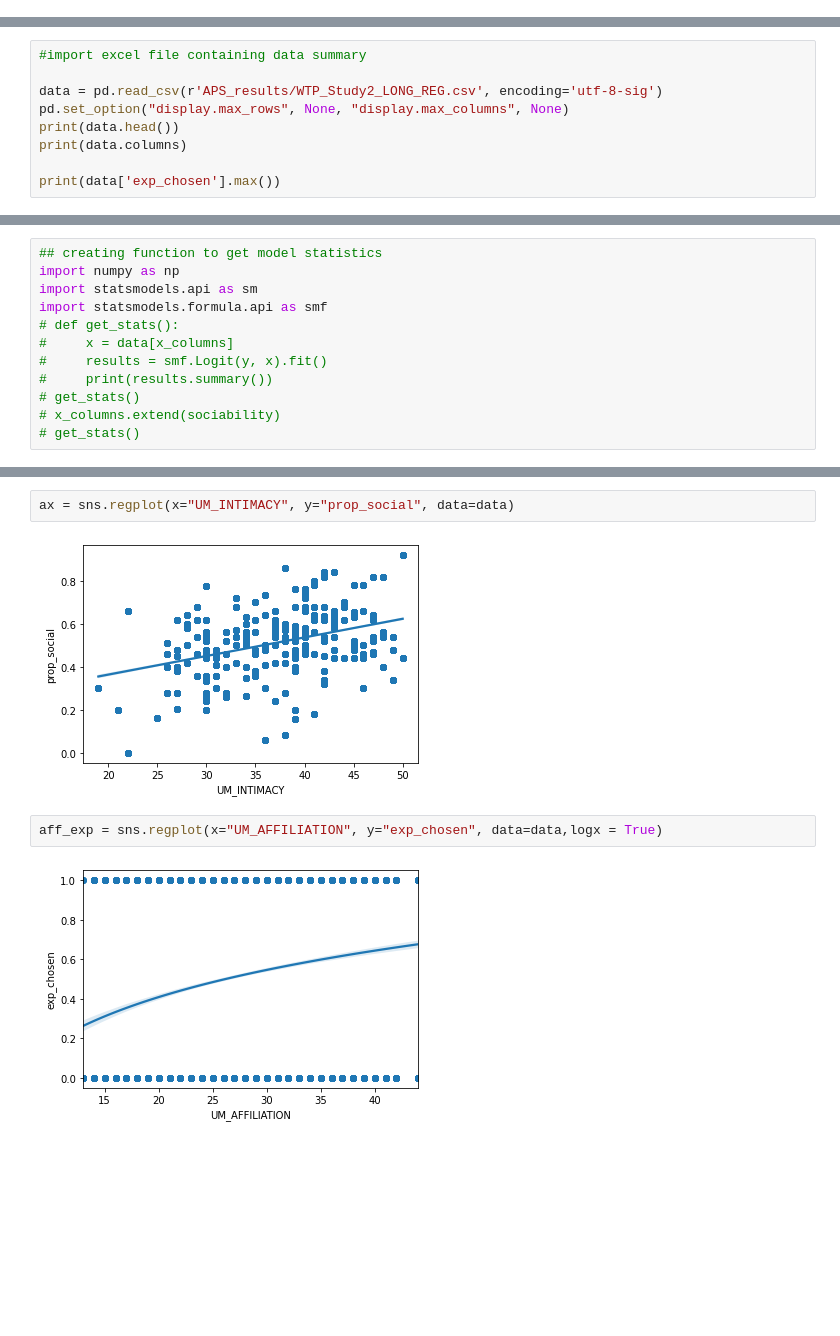
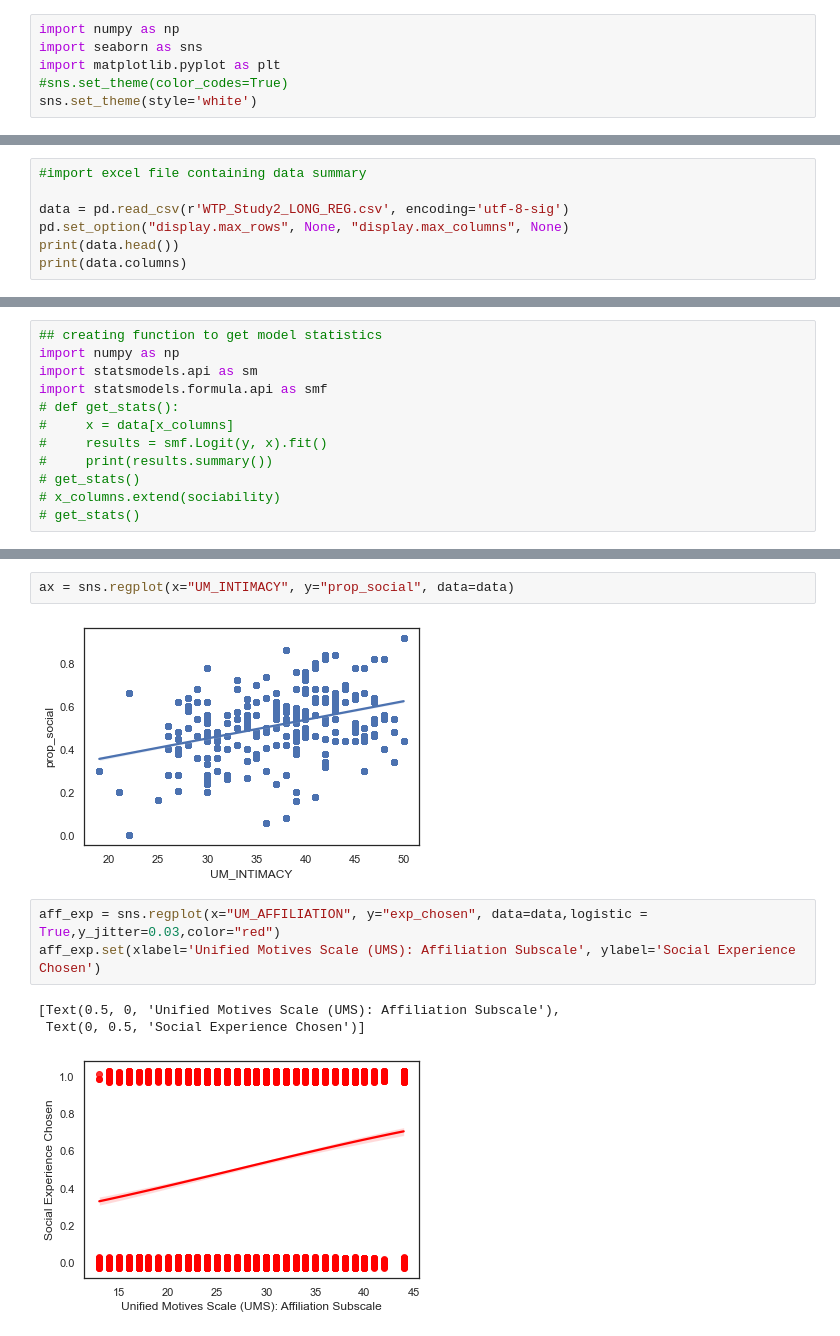
Before and after one commit to fareri-lab/WTP_CardTask, a Jupyter notebook: APS/WTP_HLM.ipynb, the cells around one changed output, grey strips where cells are left out. Saved outputs shown, nothing was run; the diff lists cells and outputs as text; blank space fills up the shorter version.

```diff
--- a/APS/WTP_HLM.ipynb
+++ b/APS/WTP_HLM.ipynb
@@ -14,4 +14,10 @@ import scipy.stats as stats
 from scipy.stats import t, pearsonr, sem
 import seaborn as sns
 from statistics import mean, stdev
+# %%
+import numpy as np
+import seaborn as sns
+import matplotlib.pyplot as plt
+#sns.set_theme(color_codes=True)
+sns.set_theme(style='white')
 # %%
@@ -47,12 +35,10 @@ from matplotlib.patches import Patch
 # %%
 #import excel file containing data summary
 
-data = pd.read_csv(r'APS_results/WTP_Study2_LONG_REG.csv', encoding='utf-8-sig')
+data = pd.read_csv(r'WTP_Study2_LONG_REG.csv', encoding='utf-8-sig')
 pd.set_option("display.max_rows", None, "display.max_columns", None)
 print(data.head())
 print(data.columns)
-
-print(data['exp_chosen'].max())
 # %% [output]
                       subid  balanced  subtrial  social_money  \
 0  56259489ed6e5a0005c80fde         1         1          0.05
@@ -339,9 +385,12 @@ ax = sns.regplot(x="UM_AFFILIATION", y="prop_social", data=data)
 # %%
 ax = sns.regplot(x="UM_INTIMACY", y="prop_social", data=data)
 # %% [output]
-[figure, old version]
+[figure, new version]
 # %%
-aff_exp = sns.regplot(x="UM_AFFILIATION", y="exp_chosen", data=data,logx = True)
+aff_exp = sns.regplot(x="UM_AFFILIATION", y="exp_chosen", data=data,logistic = True,y_jitter=0.03,color="red")
+aff_exp.set(xlabel='Unified Motives Scale (UMS): Affiliation Subscale', ylabel='Social Experience Chosen')
 # %% [output]
+[Text(0.5, 0, 'Unified Motives Scale (UMS): Affiliation Subscale'),
+ Text(0, 0.5, 'Social Experience Chosen')]
-[figure, old version]
+[figure, new version]
 # %%
```
Also changed, not shown: parts of 23 cells of this notebook.
